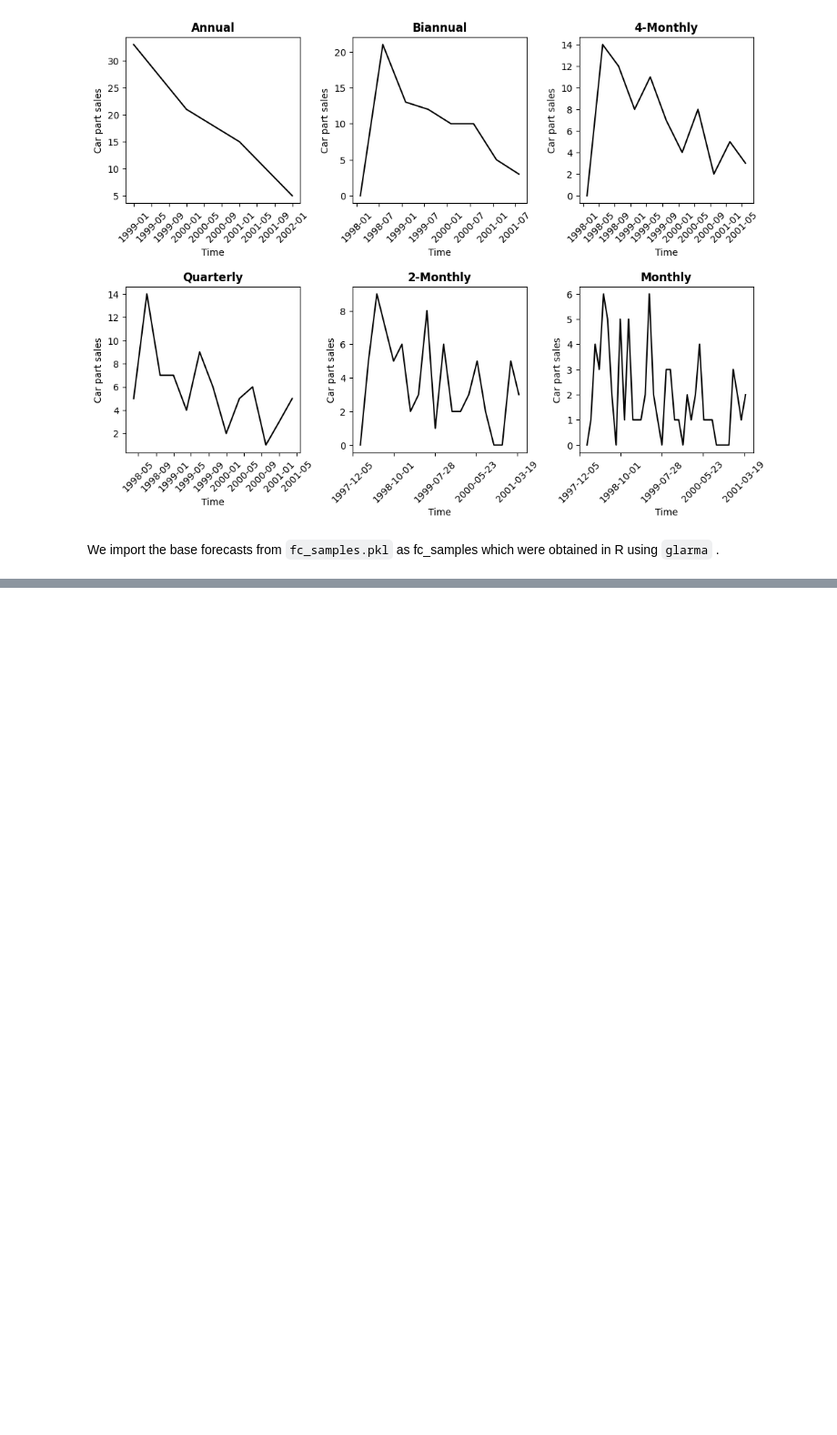
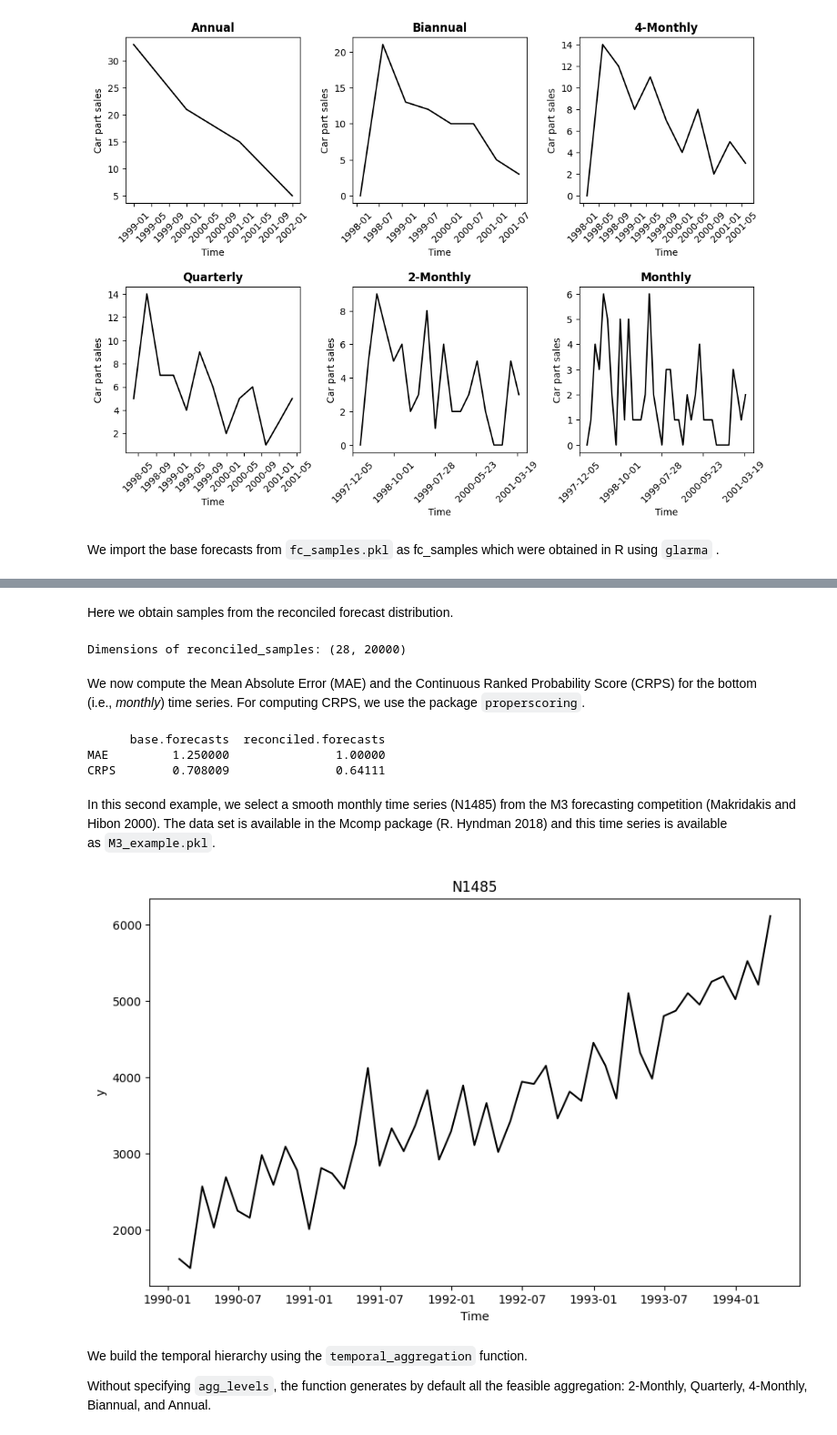
Before and after one commit to supsi-dacd-isaac/BayesReconPy, a Jupyter notebook: notebooks/Probabilistic Reconciliation via Conditioning with bayesRecon.ipynb, the cells around one changed output, grey strips where cells are left out. Shown: that part at 91% size. Saved outputs shown, nothing was run; the diff lists cells and outputs as text; code cells hidden in the pictures; blank space fills up the shorter version.

Commit message:
Completed the reconciliation for the first two datasets in the notebook

```diff
--- a/notebooks/Probabilistic Reconciliation via Conditioning with bayesRecon.ipynb
+++ b/notebooks/Probabilistic Reconciliation via Conditioning with bayesRecon.ipynb
@@ -114,0 +137,72 @@ We import the base forecasts from `fc_samples.pkl` as fc_samples which were o
+# %% [markdown]
+Here we obtain samples from the reconciled forecast distribution.
+# %%
+print("Dimensions of reconciled_samples:", recon_res['reconciled_samples'].shape)
+# %% [output]
+Dimensions of reconciled_samples: (28, 20000)
+# %% [markdown]
+We now compute the Mean Absolute Error (MAE) and the Continuous Ranked Probability Score (CRPS) for the bottom (i.e., *monthly*) time series. For computing CRPS, we use the package `properscoring`.
+# %%
+ae_fc = []
+ae_reconc = []
+crps_fc = []
+crps_reconc = []
+
+# Loop over each point in the test forecast horizon
+for h in range(len(test)):
+    # Retrieve the test observation for the current forecast step
+    test_value = test.iloc[h]  # Use iloc to access the h-th element
+
+    # Median of the base forecast and reconciled forecast at horizon h
+    y_hat = np.median(fc_samples[len(A) + h])  # Base forecast median
+    y_reconc = np.median(recon_res['bottom_reconciled_samples'][h, :])  # Reconciled forecast median
+
+    # Compute Absolute Errors
+    ae_fc.append(abs(test_value - y_hat))
+    ae_reconc.append(abs(test_value - y_reconc))
+
+    # Compute Continuous Ranked Probability Score (CRPS)
+    crps_fc.append(crps_ensemble(test_value, fc_samples[len(A) + h]))
+    crps_reconc.append(crps_ensemble(test_value, recon_res['bottom_reconciled_samples'][h, :]))
+
+# Calculate Mean Absolute Error (MAE) and mean CRPS for base and reconciled forecasts
+mae_fc = np.mean(ae_fc)
+mae_reconc = np.mean(ae_reconc)
+crps_fc_mean = np.mean(crps_fc)
+crps_reconc_mean = np.mean(crps_reconc)
+
+# Create DataFrame to store the metrics
+metrics = pd.DataFrame({
+    "base.forecasts": [mae_fc, crps_fc_mean],
+    "reconciled.forecasts": [mae_reconc, crps_reconc_mean]
+}, index=["MAE", "CRPS"])
+
+print(metrics)
+# %% [output]
+      base.forecasts  reconciled.forecasts
+MAE         1.250000               1.00000
+CRPS        0.708009               0.64111
+# %% [markdown]
+In this second example, we select a smooth monthly time series (N1485) from the M3 forecasting competition (Makridakis and Hibon 2000). The data set is available in the Mcomp package (R. Hyndman 2018) and this time series is available as `M3_example.pkl`.
+# %%
+M3_example = pd.read_pickle('../data/M3_example.pkl')
+train_data = M3_example['train'].stack()
+
+date_index = pd.date_range(start="1990-01", periods=len(train_data), freq="M")
+
+# Convert the flattened data to a Series with a datetime index
+train_series = pd.Series(train_data.values, index=date_index)
+
+# Plotting the continuous time series
+plt.figure(figsize=(10, 6))
+plt.plot(train_series.index, train_series.values, color="black")
+plt.xlabel("Time")
+plt.ylabel("y")
+plt.title("N1485")
+plt.show()
+# %% [output]
+[figure, added]
+# %% [markdown]
+We build the temporal hierarchy using the `temporal_aggregation` function.
+
+Without specifying `agg_levels`, the function generates by default all the feasible aggregation: 2-Monthly, Quarterly, 4-Monthly, Biannual, and Annual.
```
Also changed, not shown: parts of 13 cells of this notebook, 1 other file.
